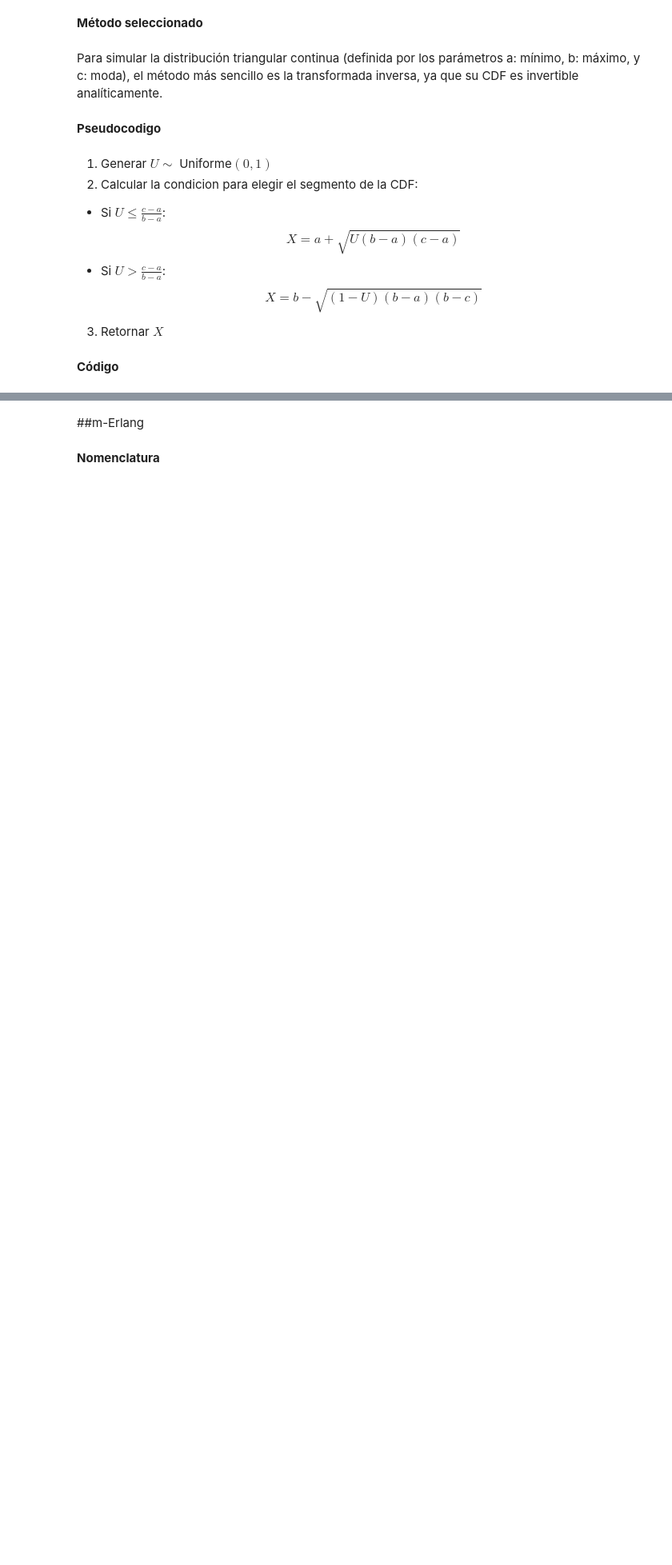
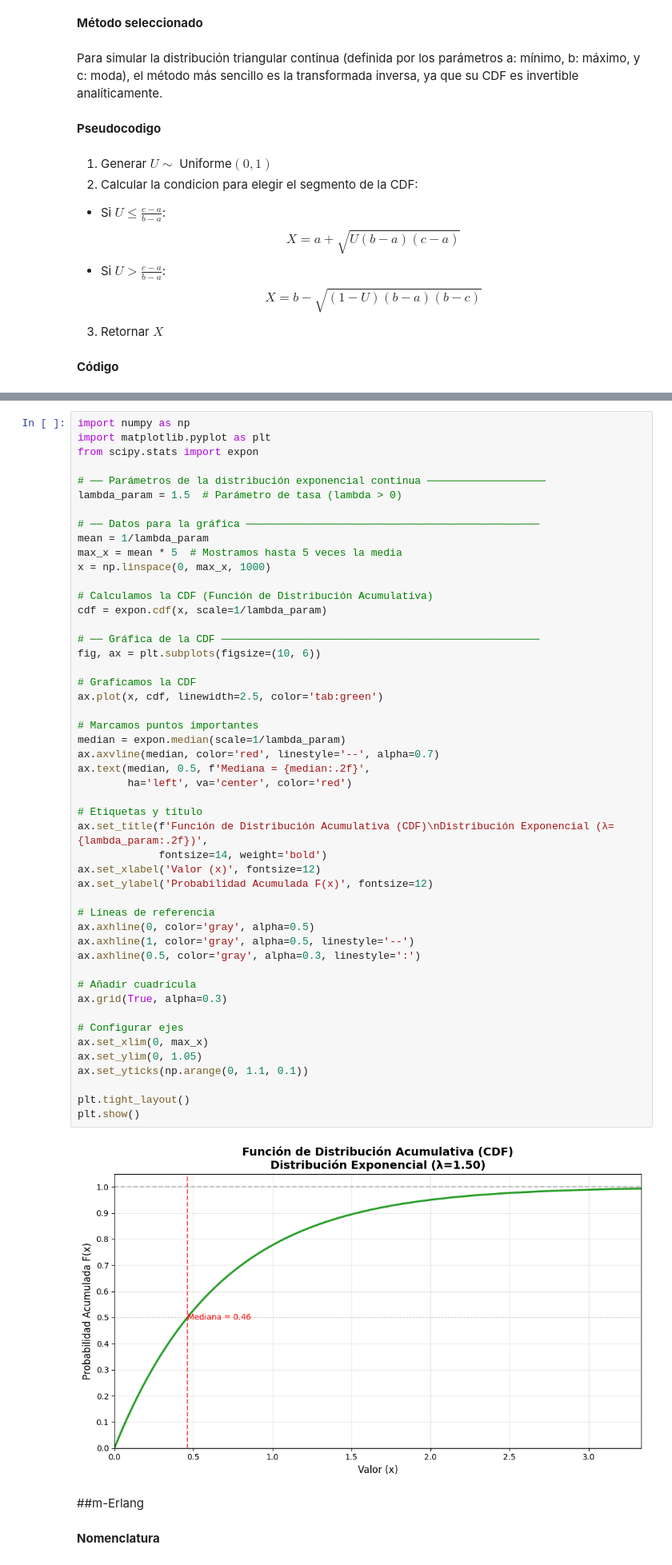
Before and after one commit to JimenezHAnaFer/SIMULACION-1, a Jupyter notebook: Catalogo.ipynb, the cells around one changed output, grey strips where cells are left out. Shown at 80% size. Saved outputs shown, nothing was run; the diff lists cells and outputs as text; blank space fills up the shorter version.

```diff
--- a/Catalogo.ipynb
+++ b/Catalogo.ipynb
@@ -187,3 +283,54 @@ plt.show()
+# %%
+import numpy as np
+import matplotlib.pyplot as plt
+from scipy.stats import expon
+
+# ── Parámetros de la distribución exponencial continua ───────────────────
+lambda_param = 1.5  # Parámetro de tasa (lambda > 0)
+
+# ── Datos para la gráfica ───────────────────────────────────────────────
+mean = 1/lambda_param
+max_x = mean * 5  # Mostramos hasta 5 veces la media
+x = np.linspace(0, max_x, 1000)
+
+# Calculamos la CDF (Función de Distribución Acumulativa)
+cdf = expon.cdf(x, scale=1/lambda_param)
+
+# ── Gráfica de la CDF ───────────────────────────────────────────────────
+fig, ax = plt.subplots(figsize=(10, 6))
+
+# Graficamos la CDF
+ax.plot(x, cdf, linewidth=2.5, color='tab:green')
+
+# Marcamos puntos importantes
+median = expon.median(scale=1/lambda_param)
+ax.axvline(median, color='red', linestyle='--', alpha=0.7)
+ax.text(median, 0.5, f'Mediana = {median:.2f}',
+        ha='left', va='center', color='red')
+
+# Etiquetas y título
+ax.set_title(f'Función de Distribución Acumulativa (CDF)\nDistribución Exponencial (λ={lambda_param:.2f})',
+             fontsize=14, weight='bold')
+ax.set_xlabel('Valor (x)', fontsize=12)
+ax.set_ylabel('Probabilidad Acumulada F(x)', fontsize=12)
+
+# Líneas de referencia
+ax.axhline(0, color='gray', alpha=0.5)
+ax.axhline(1, color='gray', alpha=0.5, linestyle='--')
+ax.axhline(0.5, color='gray', alpha=0.3, linestyle=':')
+
+# Añadir cuadrícula
+ax.grid(True, alpha=0.3)
+
+# Configurar ejes
+ax.set_xlim(0, max_x)
+ax.set_ylim(0, 1.05)
+ax.set_yticks(np.arange(0, 1.1, 0.1))
+
+plt.tight_layout()
+plt.show()
+# %% [output]
+[figure, added]
 # %% [markdown]
 ##m-Erlang
 # %% [markdown]
```
Also changed, not shown: parts of 54 cells of this notebook.
